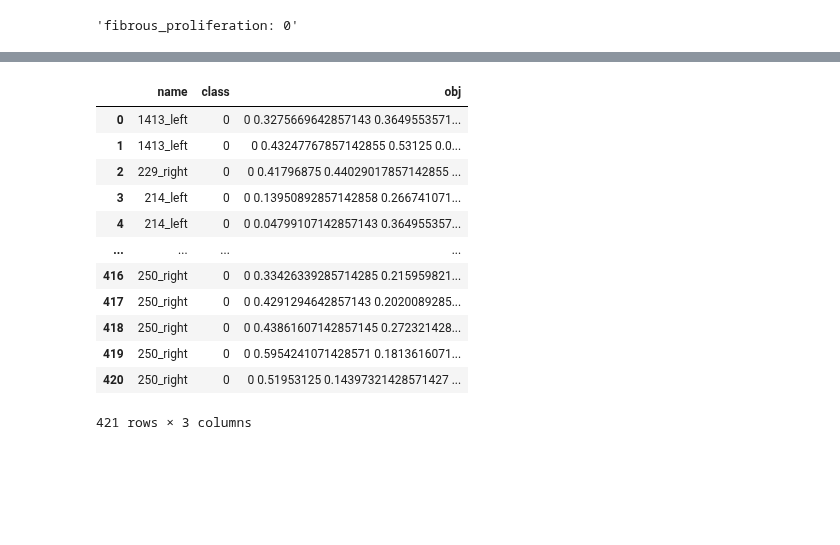
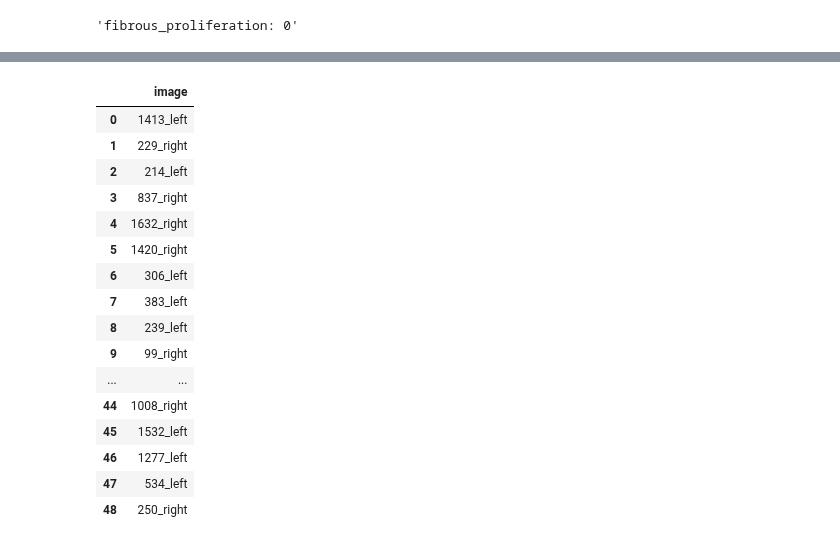
Before and after one commit to AlbertoRomanRamosRodriguez/Tesis-de-Grado, a Jupyter notebook: exploring-retinal-lessions.ipynb, the cells around one changed output, grey strips where cells are left out. Cells and saved outputs as stored; diff of their text form; code cells hidden in the pictures; blank space fills up the shorter version.

Commit message:
Dividing the data by image

```diff
--- a/exploring-retinal-lessions.ipynb
+++ b/exploring-retinal-lessions.ipynb
@@ -75,7 +76,7 @@ display(segmentation_orig)
 import xmltodict
 
 path = 'Data/retinal-lesions-v20191227/lesion_segs_896x896/localizacion'
-columns = []
+columns = ['microaneurysm']
 # lesion_file_dict = {}
 dataset = {}
 
@@ -108,9 +109,6 @@ for col in segmentation_orig.columns[1:]:
 
 
     display(f'{col}: {elements}')
-
-    if elements > 400:
-        columns.append(col)
 # %% [output]
 'microaneurysm: 449'
 'retinal_hemorrhage: 343'
@@ -146,7 +144,6 @@ lesion_map = {l:idx for idx, l in enumerate(columns)}
 print(lesion_map)
 
 yolo_dataset = {}
-key = 0
 
 for idx, img in enumerate(dataset.keys()):
     for idx, lesion in enumerate(dataset[img].keys()):
@@ -176,13 +173,10 @@ for idx, img in enumerate(dataset.keys()):
                 dp.extend(bndbox)
                 dp = ' '.join(dp)
 
-                yolo_dataset[key] = {
-                    'name': img,
-                    'class': lession_class,
-                    'obj': dp
-                }
+                if img not in yolo_dataset.keys():
+                    yolo_dataset[img] = []
 
-                key += 1
+                yolo_dataset[img].append(dp)
 yolo_dataset
 # %% [output]
 {'microaneurysm': 0}
@@ -206,20 +200,24 @@ yolo_dataset
 # %%
-yolo_df = pd.DataFrame(yolo_dataset).T
+yolo_df = pd.DataFrame(yolo_dataset.keys(), columns=['image'])
 yolo_df
 # %% [output]
-|  | name | class | obj |
-| 0 | 1413_left | 0 | 0 0.3275669642857143 0.3649553571... |
-| 1 | 1413_left | 0 | 0 0.43247767857142855 0.53125 0.0... |
-| 2 | 229_right | 0 | 0 0.41796875 0.44029017857142855 ... |
-| 3 | 214_left | 0 | 0 0.13950892857142858 0.266741071... |
-| 4 | 214_left | 0 | 0 0.04799107142857143 0.364955357... |
-| ... | ... | ... | ... |
-| 416 | 250_right | 0 | 0 0.33426339285714285 0.215959821... |
-| 417 | 250_right | 0 | 0 0.4291294642857143 0.2020089285... |
-| 418 | 250_right | 0 | 0 0.43861607142857145 0.272321428... |
-| 419 | 250_right | 0 | 0 0.5954241071428571 0.1813616071... |
-| 420 | 250_right | 0 | 0 0.51953125 0.14397321428571427 ... |
+|  | image |
+| 0 | 1413_left |
+| 1 | 229_right |
+| 2 | 214_left |
+| 3 | 837_right |
+| 4 | 1632_right |
+| 5 | 1420_right |
+| 6 | 306_left |
+| 7 | 383_left |
+| 8 | 239_left |
+| 9 | 99_right |
+| ... | ... |
+| 44 | 1008_right |
+| 45 | 1532_left |
+| 46 | 1277_left |
+| 47 | 534_left |
+| 48 | 250_right |
-421 rows × 3 columns
 # %%
 train_idx, remain_idx, train_y, remain_y = train_test_split(
     yolo_df.index,
```
Also changed, not shown: parts of 8 cells of this notebook.
